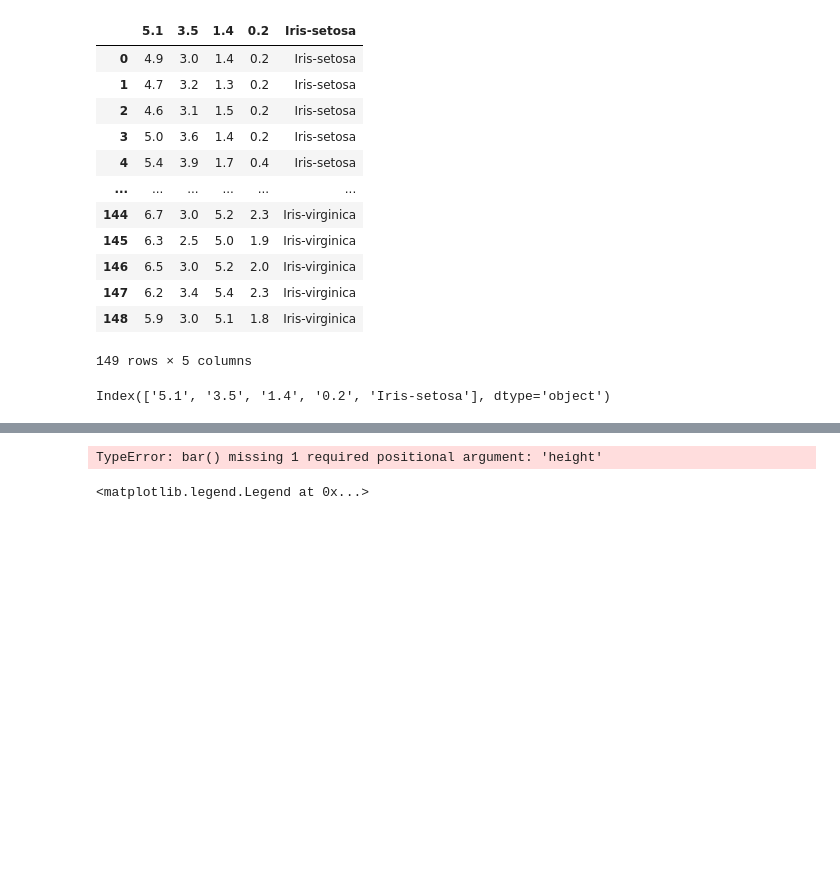
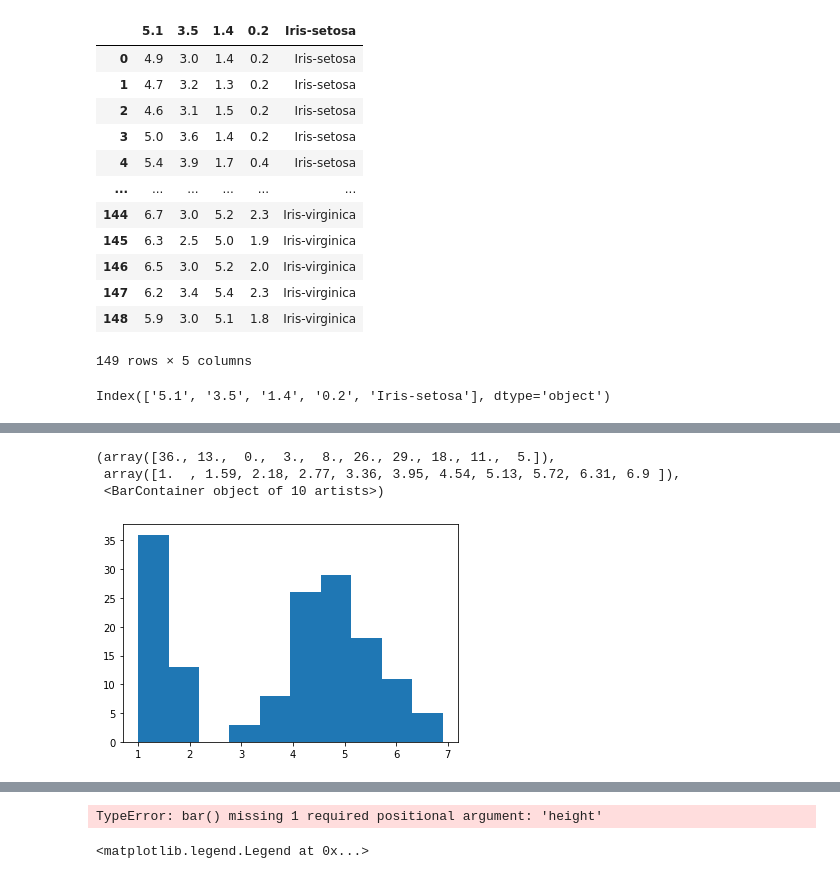
Before and after one commit to slimxy/CRAI-DataScience, a Jupyter notebook: Assignment1.ipynb, the cells around one changed output, grey strips where cells are left out. Cells and saved outputs as stored; diff of their text form; code cells hidden in the pictures; blank space fills up the shorter version.

```diff
--- a/Assignment1.ipynb
+++ b/Assignment1.ipynb
@@ -45,0 +51,8 @@ plt.hist([sepal_length,sepal_width,petal_length,petal_width])
+# %%
+# Histogram for petal_length
+plt.hist(petal_length)
+# %% [output]
+(array([36., 13.,  0.,  3.,  8., 26., 29., 18., 11.,  5.]),
+ array([1.  , 1.59, 2.18, 2.77, 3.36, 3.95, 4.54, 5.13, 5.72, 6.31, 6.9 ]),
+ <BarContainer object of 10 artists>)
+[figure, added]
```
Also changed, not shown: parts of 4 cells of this notebook.
